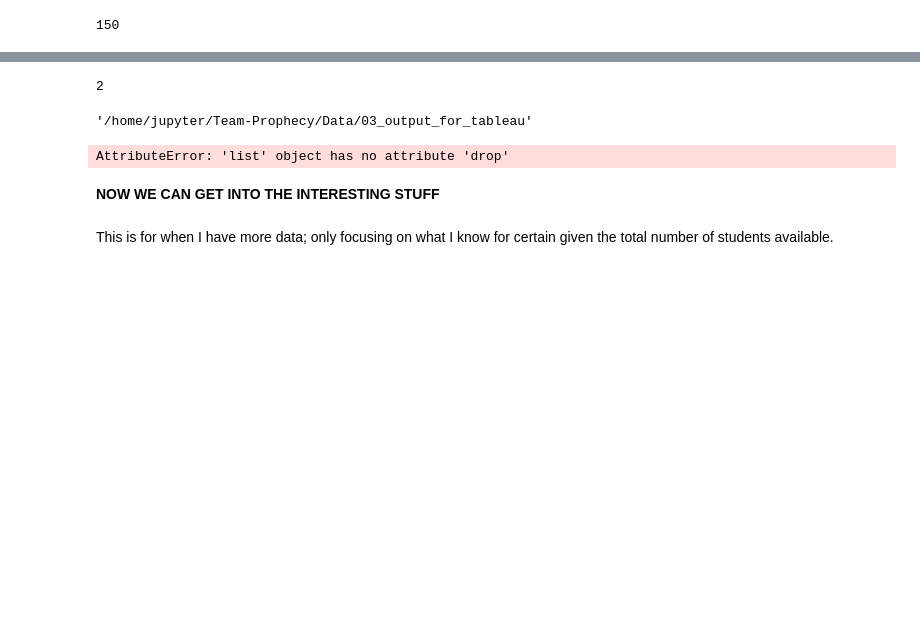
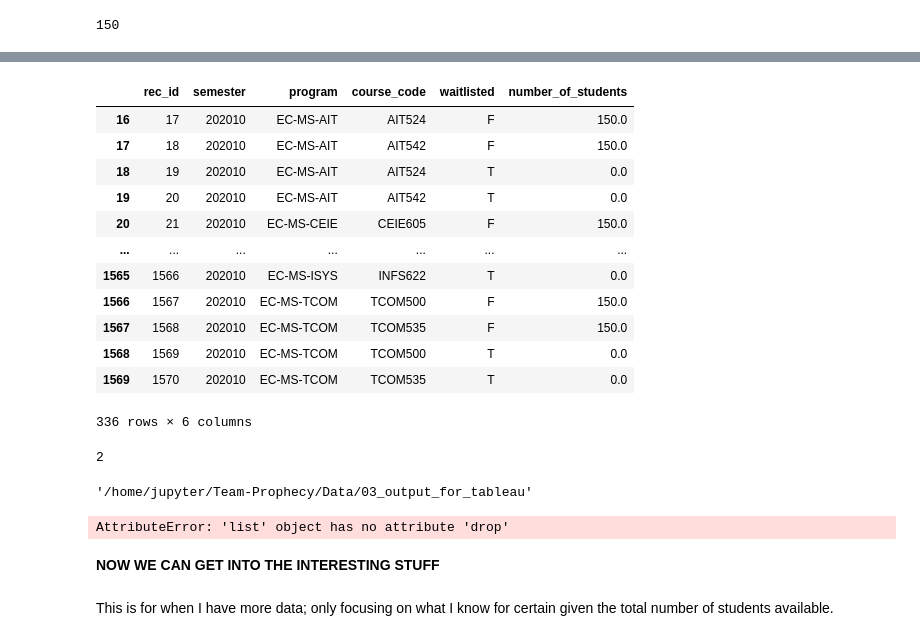
Before and after one commit to GoswamiSagarD/Team-Prophecy, a Jupyter notebook: Code/src/DataEngineering/ModelCreation_ipynb/PredictingStudentsInSeats.ipynb, the cells around one changed output, grey strips where cells are left out. Drawn from its saved outputs; the diff is of its cells as text; code cells hidden in the pictures; blank space fills up the shorter version.

```diff
--- a/Code/src/DataEngineering/ModelCreation_ipynb/PredictingStudentsInSeats.ipynb
+++ b/Code/src/DataEngineering/ModelCreation_ipynb/PredictingStudentsInSeats.ipynb
@@ -426,3 +462,19 @@ program_results_table
+# %%
+program_results_table.loc[program_results_table["semester"] == "202010",:]
+# %% [output]
+|  | rec_id | semester | program | course_code | waitlisted | number_of_students |
+| 16 | 17 | 202010 | EC-MS-AIT | AIT524 | F | 150.0 |
+| 17 | 18 | 202010 | EC-MS-AIT | AIT542 | F | 150.0 |
+| 18 | 19 | 202010 | EC-MS-AIT | AIT524 | T | 0.0 |
+| 19 | 20 | 202010 | EC-MS-AIT | AIT542 | T | 0.0 |
+| 20 | 21 | 202010 | EC-MS-CEIE | CEIE605 | F | 150.0 |
+| ... | ... | ... | ... | ... | ... | ... |
+| 1565 | 1566 | 202010 | EC-MS-ISYS | INFS622 | T | 0.0 |
+| 1566 | 1567 | 202010 | EC-MS-TCOM | TCOM500 | F | 150.0 |
+| 1567 | 1568 | 202010 | EC-MS-TCOM | TCOM535 | F | 150.0 |
+| 1568 | 1569 | 202010 | EC-MS-TCOM | TCOM500 | T | 0.0 |
+| 1569 | 1570 | 202010 | EC-MS-TCOM | TCOM535 | T | 0.0 |
+336 rows × 6 columns
 # %%
 total_student_population_per_crs[f"201970-ECE587"]
 # %% [output]
```
Also changed, not shown: parts of 4 cells of this notebook, 1 other file.
